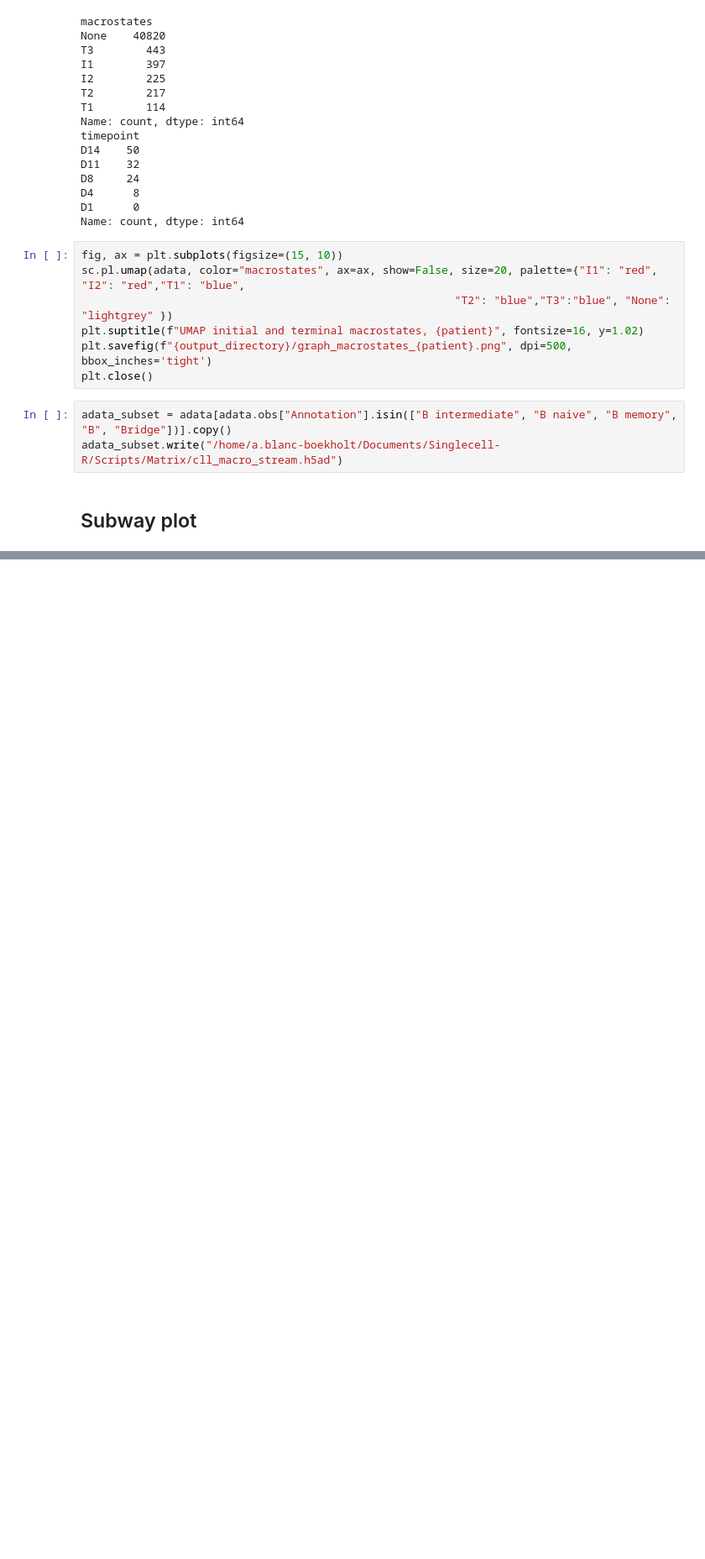
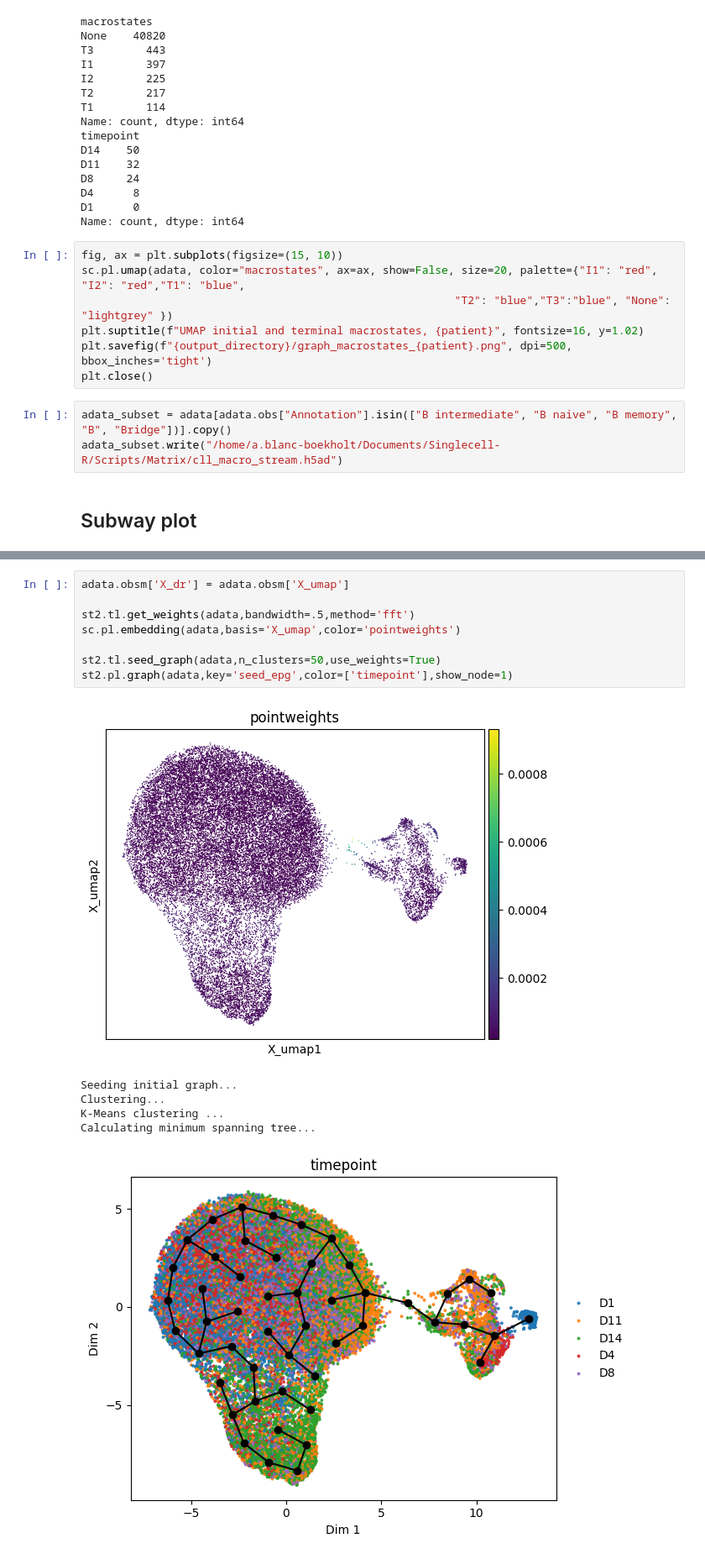
Before and after one commit to Augugustine/CITE-seq-analysis-CLL, a Jupyter notebook: 3- Boolean model/Stream2_macrostates.ipynb, the cells around one changed output, grey strips where cells are left out. Shown at 84% size. Saved outputs shown, nothing was run; the diff lists cells and outputs as text; blank space fills up the shorter version.

```diff
--- a/3- Boolean model/Stream2_macrostates.ipynb
+++ b/3- Boolean model/Stream2_macrostates.ipynb
@@ -392,3 +394,18 @@ Text(0.5, 1.02, 'UMAP trajectory by STREAM2, Patient 2')
+# %%
+adata.obsm['X_dr'] = adata.obsm['X_umap']
+
+st2.tl.get_weights(adata,bandwidth=.5,method='fft')
+sc.pl.embedding(adata,basis='X_umap',color='pointweights')
+
+st2.tl.seed_graph(adata,n_clusters=50,use_weights=True)
+st2.pl.graph(adata,key='seed_epg',color=['timepoint'],show_node=1)
+# %% [output]
+[figure, added]
+Seeding initial graph...
+Clustering...
+K-Means clustering ...
+Calculating minimum spanning tree...
+[figure, added]
 # %%
 warnings.filterwarnings("ignore")
 adata.uns['epg']['node'] = np.arange(
```
Also changed, not shown: parts of 10 cells of this notebook, 1 other file.
